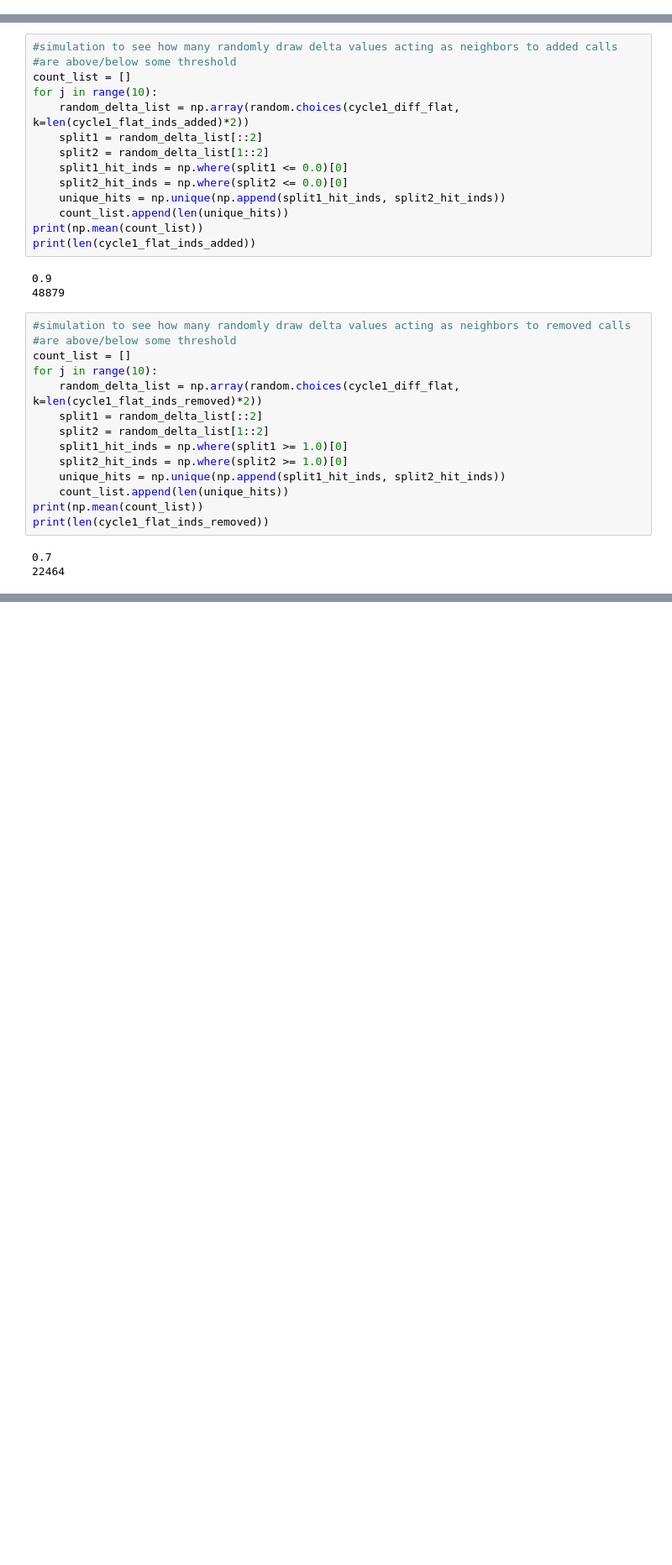
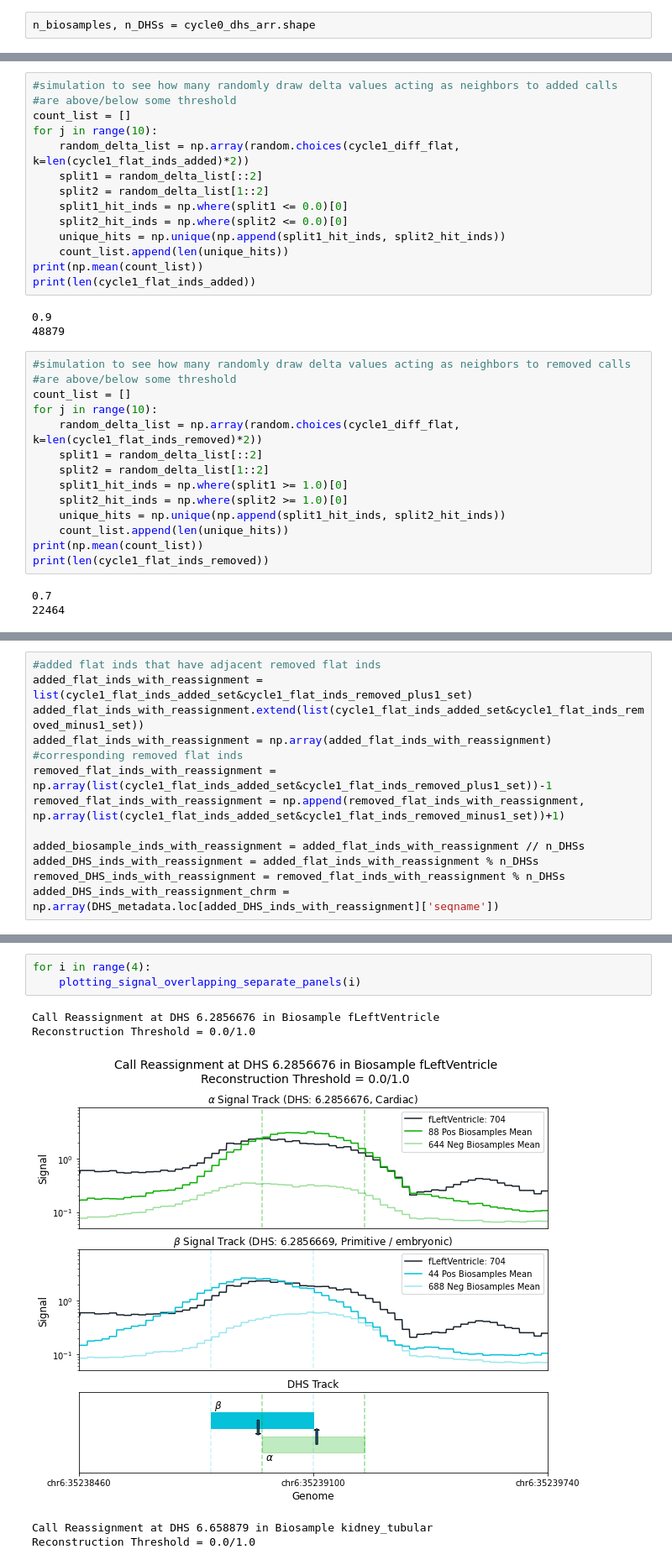
Before and after one commit to meuleman/gilbertAPI, a Jupyter notebook: recommendersystems/NMF/DHS/quality_of_NMF_recon_threshold_flip_01thresh_reassignments.ipynb, the cells around one changed output, grey strips where cells are left out. Shown at 84% size. Cells and saved outputs as stored; diff of their text form; blank space fills up the shorter version.

Commit message:
call reassignment plots

```diff
--- a/recommendersystems/NMF/DHS/quality_of_NMF_recon_threshold_flip_01thresh_reassignments.ipynb
+++ b/recommendersystems/NMF/DHS/quality_of_NMF_recon_threshold_flip_01thresh_reassignments.ipynb
@@ -56,6 +56,8 @@ tsv_file = open("/home/ctrader/Hold/DHS/DHS_Index_and_Vocabulary_metadata.tsv")
 biosample_df = pd.read_csv(tsv_file, delimiter="\t")
 # %%
 cycle0_dhs_arr = np.load('/home/ctrader/Hold/DHS/dat_bin_FDR01_hg38_bool_array.npy')
+# %%
+n_biosamples, n_DHSs = cycle0_dhs_arr.shape
 # %%
 comps = ['Tissue invariant','Stromal A', 'Primitive / embryonic', 'Stromal B', 'Lymphoid', 'Renal / cancer', 'Placental / trophoblast', 'Neural', 'Cardiac', 'Organ devel. / renal', 'Pulmonary devel.', 'Musculoskeletal', 'Digestive', 'Vascular / endothelial', 'Myeloid / erythroid', 'Cancer / epithelial']
 color = ['#FFE500', '#FE8102', '#FF0000', '#07AF00', '#4C7D14', '#414613', '#05C1D9', '#0467FD', '#009588', '#BB2DD4', '#7A00FF', '#4A6876', '#08245B', '#B9461D', '#692108', '#C3C3C3']
@@ -235,0 +240,13 @@ print(len(cycle1_flat_inds_removed))
+# %%
+#added flat inds that have adjacent removed flat inds
+added_flat_inds_with_reassignment = list(cycle1_flat_inds_added_set&cycle1_flat_inds_removed_plus1_set)
+added_flat_inds_with_reassignment.extend(list(cycle1_flat_inds_added_set&cycle1_flat_inds_removed_minus1_set))
+added_flat_inds_with_reassignment = np.array(added_flat_inds_with_reassignment)
+#corresponding removed flat inds
+removed_flat_inds_with_reassignment = np.array(list(cycle1_flat_inds_added_set&cycle1_flat_inds_removed_plus1_set))-1
+removed_flat_inds_with_reassignment = np.append(removed_flat_inds_with_reassignment, np.array(list(cycle1_flat_inds_added_set&cycle1_flat_inds_removed_minus1_set))+1)
+
+added_biosample_inds_with_reassignment = added_flat_inds_with_reassignment // n_DHSs
+added_DHS_inds_with_reassignment = added_flat_inds_with_reassignment % n_DHSs
+removed_DHS_inds_with_reassignment = removed_flat_inds_with_reassignment % n_DHSs
+added_DHS_inds_with_reassignment_chrm = np.array(DHS_metadata.loc[added_DHS_inds_with_reassignment]['seqname'])
@@ -235,0 +485,9 @@ print(len(cycle1_flat_inds_removed))
+# %%
+for i in range(4):
+    plotting_signal_overlapping_separate_panels(i)
+# %% [output]
+Call Reassignment at DHS 6.2856676 in Biosample fLeftVentricle
+Reconstruction Threshold = 0.0/1.0
+[figure, added]
+Call Reassignment at DHS 6.658879 in Biosample kidney_tubular
+Reconstruction Threshold = 0.0/1.0
```
Also changed, not shown: parts of 3 cells of this notebook.
